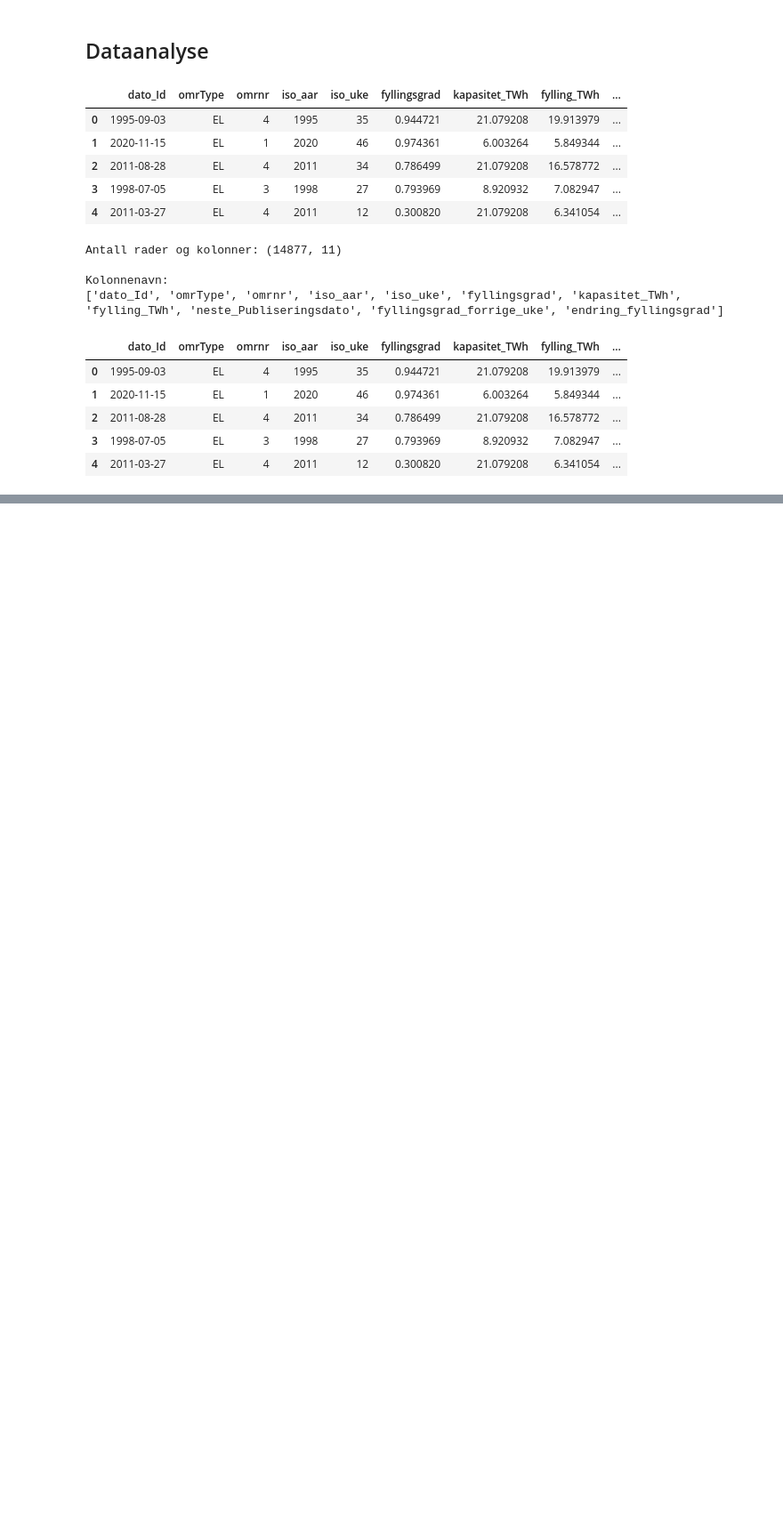
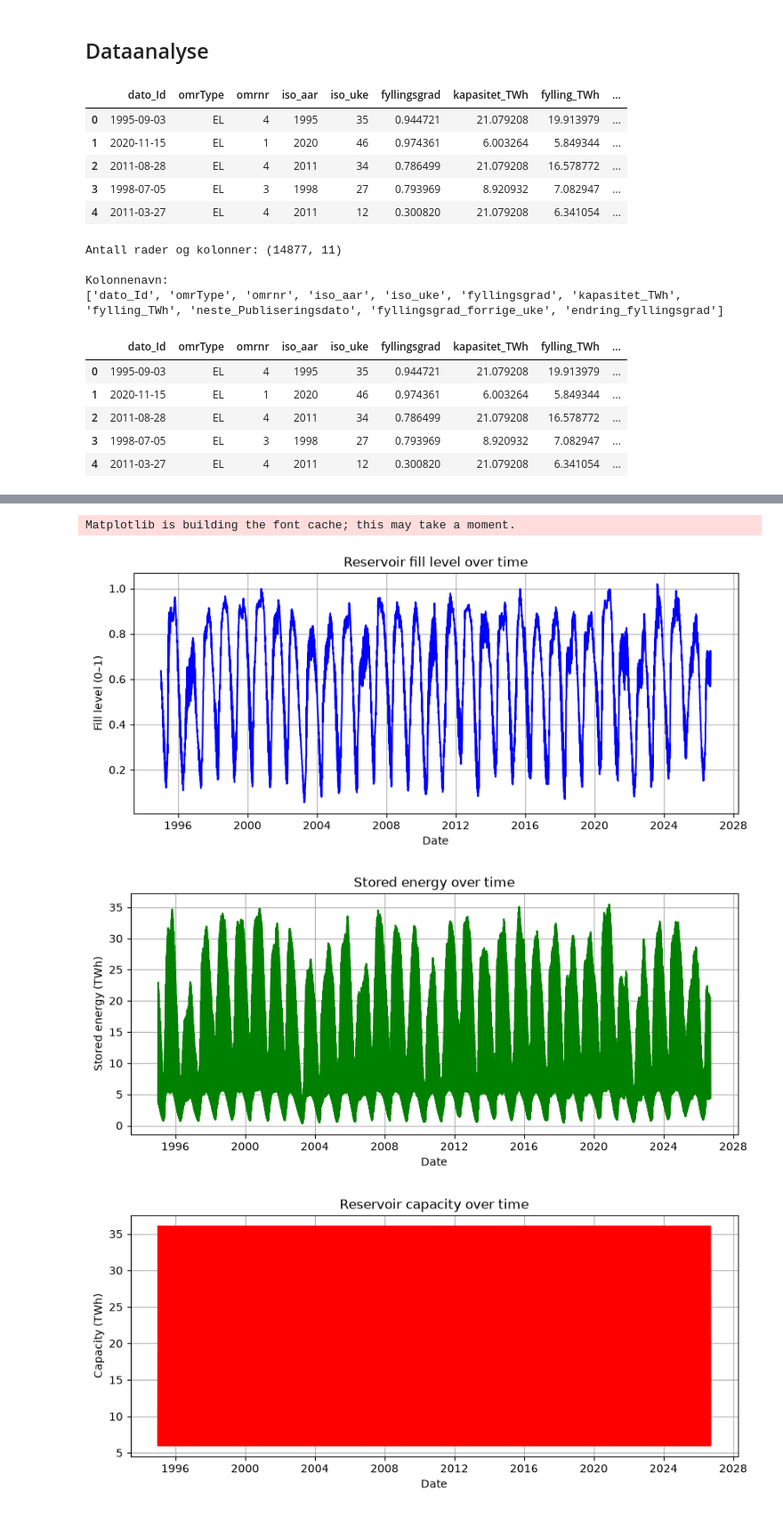
Before and after one commit to Kaja321/ind320-dashboard-kaja321, a Jupyter notebook: analyse.ipynb, the cells around one changed output, grey strips where cells are left out. Shown at 89% size. Saved outputs shown, nothing was run; the diff lists cells and outputs as text; code cells hidden in the pictures; blank space fills up the shorter version.

Commit message:
Legger til visualisering av magasindata

```diff
--- a/analyse.ipynb
+++ b/analyse.ipynb
@@ -54,0 +81,49 @@ Kolonnenavn:
+# %%
+# Gjør date om til datoformat
+df["date"] = pd.to_datetime(df["date"])
+
+# Velger område 1 og sorterer kronologisk
+df_plot = df[df["area_number"] == 1].sort_values("date")
+# %%
+import matplotlib.pyplot as plt
+
+# Fyllingsgrad
+plt.figure(figsize=(10, 4))
+plt.plot(df_plot["date"], df_plot["fill_level"], color="blue")
+plt.title("Reservoir fill level over time")
+plt.xlabel("Date")
+plt.ylabel("Fill level (0–1)")
+plt.grid(True)
+plt.show()
+
+# Lagret energi
+plt.figure(figsize=(10, 4))
+plt.plot(df_plot["date"], df_plot["stored_energy_twh"], color="green")
+plt.title("Stored energy over time")
+plt.xlabel("Date")
+plt.ylabel("Stored energy (TWh)")
+plt.grid(True)
+plt.show()
+
+# Kapasitet
+plt.figure(figsize=(10, 4))
+plt.plot(df_plot["date"], df_plot["capacity_twh"], color="red")
+plt.title("Reservoir capacity over time")
+plt.xlabel("Date")
+plt.ylabel("Capacity (TWh)")
+plt.grid(True)
+plt.show()
+
+# Endring i fyllingsgrad
+plt.figure(figsize=(10, 4))
+plt.plot(df_plot["date"], df_plot["change_in_fill_level"], color="orange")
+plt.title("Weekly change in fill level")
+plt.xlabel("Date")
+plt.ylabel("Change in fill level")
+plt.grid(True)
+plt.show()
+# %% [output]
+Matplotlib is building the font cache; this may take a moment.
+[figure, added]
+[figure, added]
+[figure, added]
```
Also changed, not shown: parts of 4 cells of this notebook.
